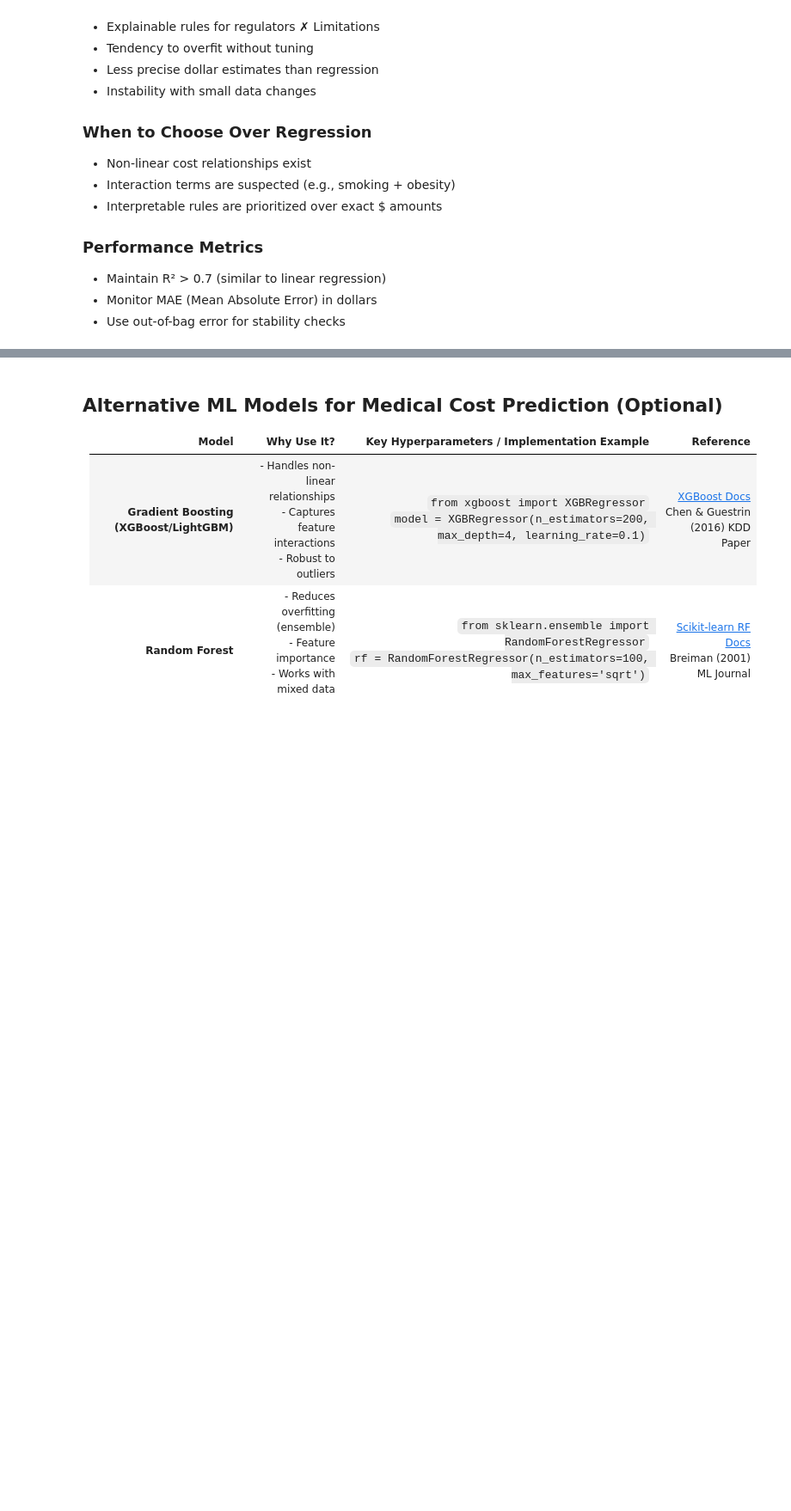
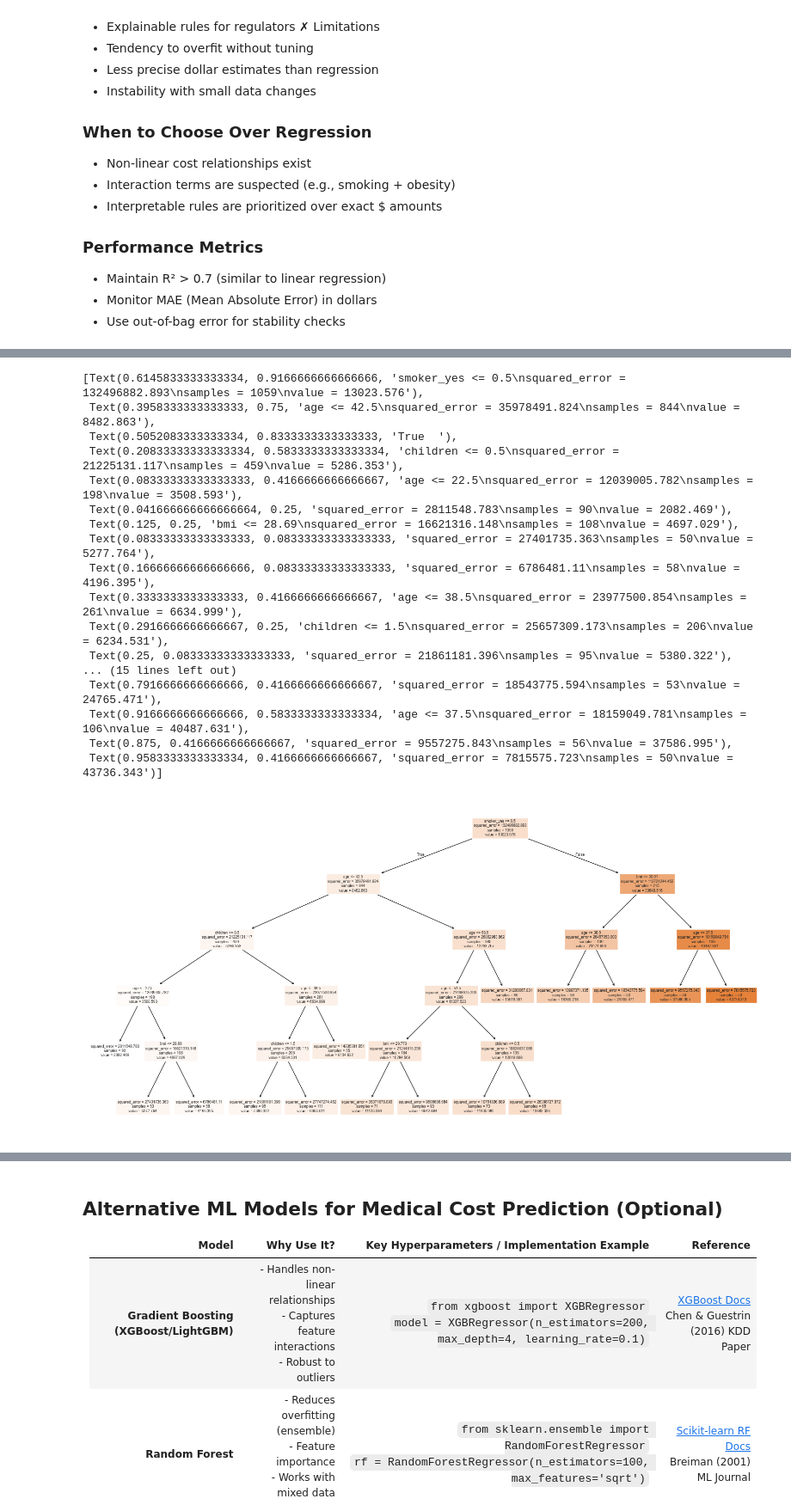
Before and after one commit to tianxi-Z2/Data-Science-Project--Healthcare-Cost-Analysis-Insurance-Pricing-Optimization, a Jupyter notebook: notebooks/3_Pricing_Model.ipynb, the cells around one changed output, grey strips where cells are left out. Shown: that part at 86% size. Cells and saved outputs as stored; diff of their text form; code cells hidden in the pictures; blank space fills up the shorter version.

Commit message:
Initial commit

```diff
--- a/notebooks/3_Pricing_Model.ipynb
+++ b/notebooks/3_Pricing_Model.ipynb
@@ -198,12 +314,20 @@ Smoker? → Yes → Age ≥ 45 → $28,000
 - Monitor MAE (Mean Absolute Error) in dollars
 - Use out-of-bag error for stability checks
 # %%
-# Todo: **Data Preparation**
-#     - [ ] Load the cleaned insurance dataset.
-#     - [ ] Split data into features (`X`) and target (`y`).
-#     - [ ] Perform train-test split (e.g., 80% train, 20% test).
-#     - [ ] Encode categorical variables (label encoding if needed).
+# Todo: Data Preparation**
+df = pd.get_dummies(df_filted,columns = ['sex','smoker','region'], drop_first = True)
+x = df.drop(columns = ['charges'])
+y = df['charges']
+
+from sklearn.model_selection import train_test_split
+
+#spilit data(80% train, 20% test)
+x_train, x_test, y_train, y_test = train_test_split(x,y,test_size = 0.2, random_state = 42)
 # %%
-# Todo:  **Model Training**
-#     - [ ] Import and initialize `DecisionTreeRegressor` with reasonable hyperparameters (`max_depth`, `min_samples_leaf`).
-#     - [ ] Fit the model on the training data.
+# Todo:Model Training
+from sklearn.tree import DecisionTreeRegressor
+tree = DecisionTreeRegressor(
+    max_depth = 5,
+    min_samples_leaf = 50
+)
+tree.fit(x_train,y_train)
@@ -215,7 +353,26 @@ Smoker? → Yes → Age ≥ 45 → $28,000
 # %%
-# Todo: **Interpretation**
-#     - [ ] Display feature importances.
-#     - [ ] Visualize the tree structure (optional, for small trees).
-#     - [ ] Summarize key decision rules (e.g., "If smoker and age > 45, then...").
+# Todo: **Interpretation**(visualzation)#use same error criterion(task TODO)
+from sklearn.tree import plot_tree
+plt.figure(figsize=(20,10))
+plot_tree(tree, feature_names = x_train.columns, filled=True)
+# %% [output]
+[Text(0.6145833333333334, 0.9166666666666666, 'smoker_yes <= 0.5\nsquared_error = 132496882.893\nsamples = 1059\nvalue = 13023.576'),
+ Text(0.3958333333333333, 0.75, 'age <= 42.5\nsquared_error = 35978491.824\nsamples = 844\nvalue = 8482.863'),
+ Text(0.5052083333333334, 0.8333333333333333, 'True  '),
+ Text(0.20833333333333334, 0.5833333333333334, 'children <= 0.5\nsquared_error = 21225131.117\nsamples = 459\nvalue = 5286.353'),
+ Text(0.08333333333333333, 0.4166666666666667, 'age <= 22.5\nsquared_error = 12039005.782\nsamples = 198\nvalue = 3508.593'),
+ Text(0.041666666666666664, 0.25, 'squared_error = 2811548.783\nsamples = 90\nvalue = 2082.469'),
+ Text(0.125, 0.25, 'bmi <= 28.69\nsquared_error = 16621316.148\nsamples = 108\nvalue = 4697.029'),
+ Text(0.08333333333333333, 0.08333333333333333, 'squared_error = 27401735.363\nsamples = 50\nvalue = 5277.764'),
+ Text(0.16666666666666666, 0.08333333333333333, 'squared_error = 6786481.11\nsamples = 58\nvalue = 4196.395'),
+ Text(0.3333333333333333, 0.4166666666666667, 'age <= 38.5\nsquared_error = 23977500.854\nsamples = 261\nvalue = 6634.999'),
+ Text(0.2916666666666667, 0.25, 'children <= 1.5\nsquared_error = 25657309.173\nsamples = 206\nvalue = 6234.531'),
+ Text(0.25, 0.08333333333333333, 'squared_error = 21861181.396\nsamples = 95\nvalue = 5380.322'),
+... (15 lines left out)
+ Text(0.7916666666666666, 0.4166666666666667, 'squared_error = 18543775.594\nsamples = 53\nvalue = 24765.471'),
+ Text(0.9166666666666666, 0.5833333333333334, 'age <= 37.5\nsquared_error = 18159049.781\nsamples = 106\nvalue = 40487.631'),
+ Text(0.875, 0.4166666666666667, 'squared_error = 9557275.843\nsamples = 56\nvalue = 37586.995'),
+ Text(0.9583333333333334, 0.4166666666666667, 'squared_error = 7815575.723\nsamples = 50\nvalue = 43736.343')]
+[figure, added]
 # %%
 # Todo: 6. **(Optional) Model Saving**
```
Also changed, not shown: parts of 10 cells of this notebook, 19 other files.
